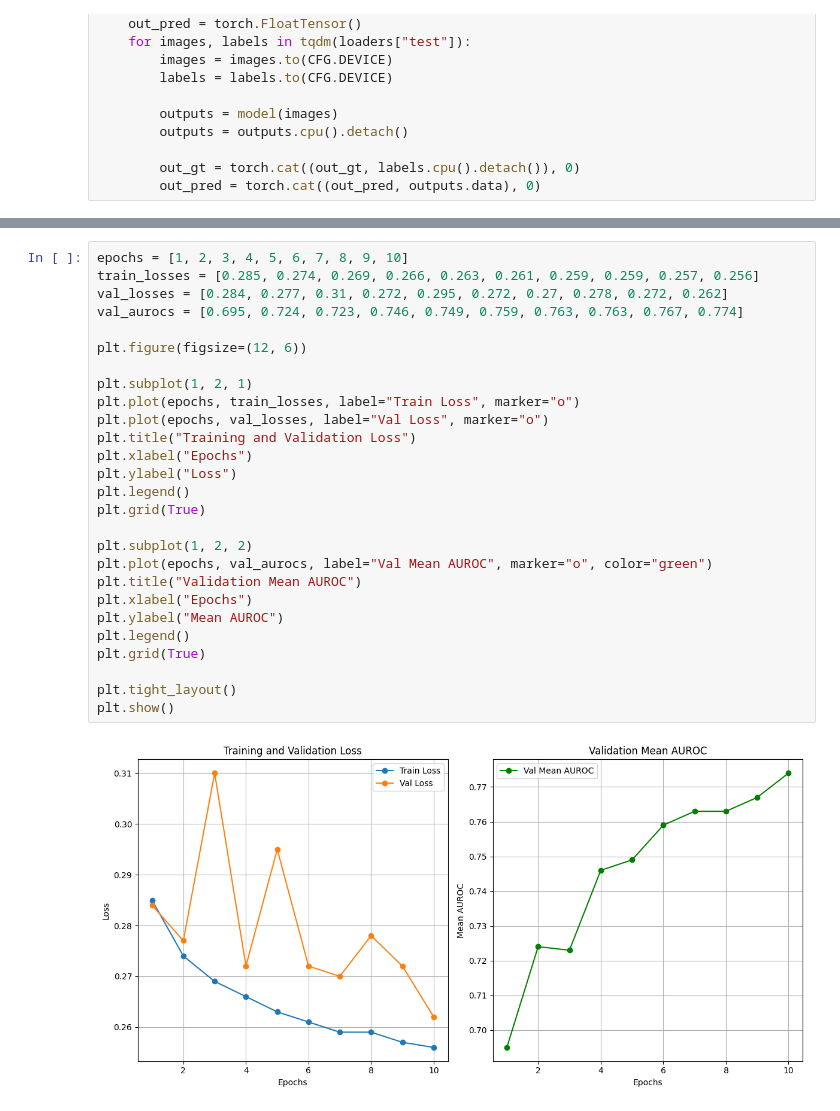
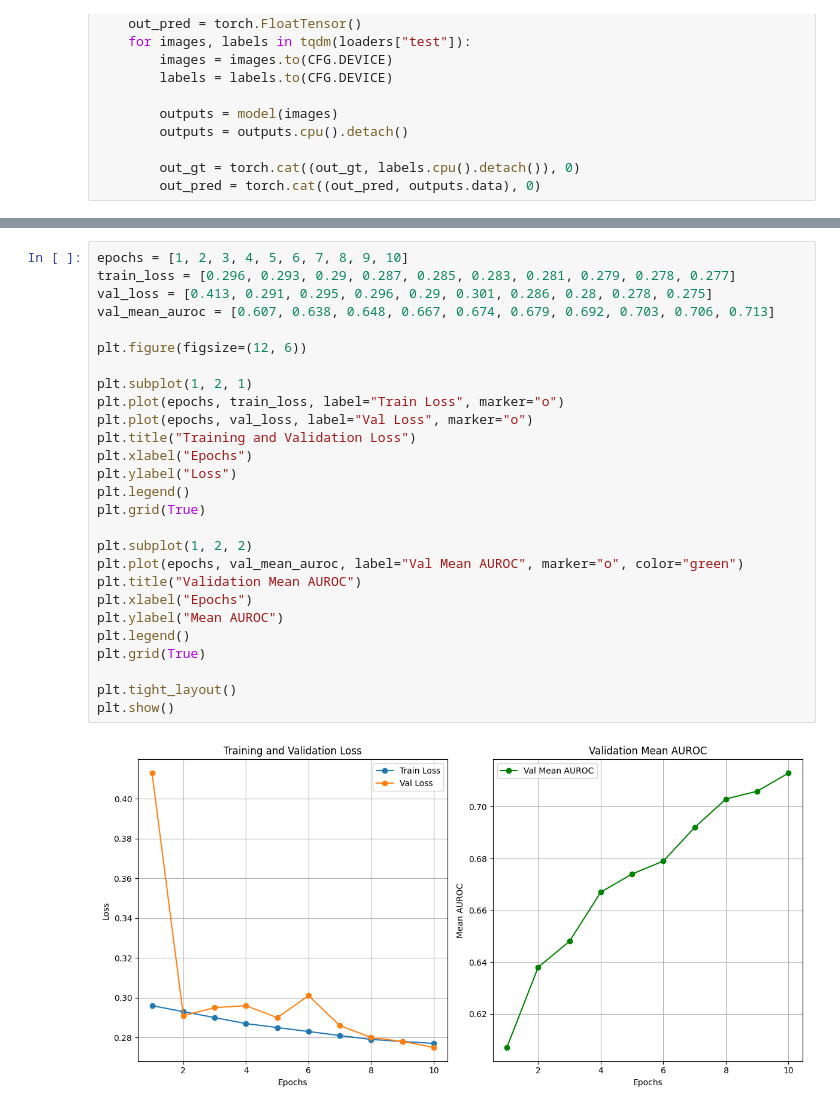
Before and after one commit to appleaze/Deep-Learning-Project, a Jupyter notebook: ResNet50.ipynb, the cells around one changed output, grey strips where cells are left out. Saved outputs shown, nothing was run; the diff lists cells and outputs as text.

```diff
--- a/ResNet50.ipynb
+++ b/ResNet50.ipynb
@@ -508,30 +508,30 @@ Pleural_Thickening - 0.662
 Hernia - 0.739
 # %%
 epochs = [1, 2, 3, 4, 5, 6, 7, 8, 9, 10]
-train_losses = [0.285, 0.274, 0.269, 0.266, 0.263, 0.261, 0.259, 0.259, 0.257, 0.256]
-val_losses = [0.284, 0.277, 0.31, 0.272, 0.295, 0.272, 0.27, 0.278, 0.272, 0.262]
-val_aurocs = [0.695, 0.724, 0.723, 0.746, 0.749, 0.759, 0.763, 0.763, 0.767, 0.774]
+train_loss = [0.296, 0.293, 0.29, 0.287, 0.285, 0.283, 0.281, 0.279, 0.278, 0.277]
+val_loss = [0.413, 0.291, 0.295, 0.296, 0.29, 0.301, 0.286, 0.28, 0.278, 0.275]
+val_mean_auroc = [0.607, 0.638, 0.648, 0.667, 0.674, 0.679, 0.692, 0.703, 0.706, 0.713]
 
 plt.figure(figsize=(12, 6))
 
 plt.subplot(1, 2, 1)
-plt.plot(epochs, train_losses, label="Train Loss", marker="o")
-plt.plot(epochs, val_losses, label="Val Loss", marker="o")
+plt.plot(epochs, train_loss, label="Train Loss", marker="o")
+plt.plot(epochs, val_loss, label="Val Loss", marker="o")
 plt.title("Training and Validation Loss")
 plt.xlabel("Epochs")
 plt.ylabel("Loss")
 plt.legend()
 plt.grid(True)
 
 plt.subplot(1, 2, 2)
-plt.plot(epochs, val_aurocs, label="Val Mean AUROC", marker="o", color="green")
+plt.plot(epochs, val_mean_auroc, label="Val Mean AUROC", marker="o", color="green")
 plt.title("Validation Mean AUROC")
 plt.xlabel("Epochs")
 plt.ylabel("Mean AUROC")
 plt.legend()
 plt.grid(True)
 
 plt.tight_layout()
 plt.show()
 # %% [output]
-[figure, old version]
+[figure, new version]
```
Also changed, not shown: 6 other files.
